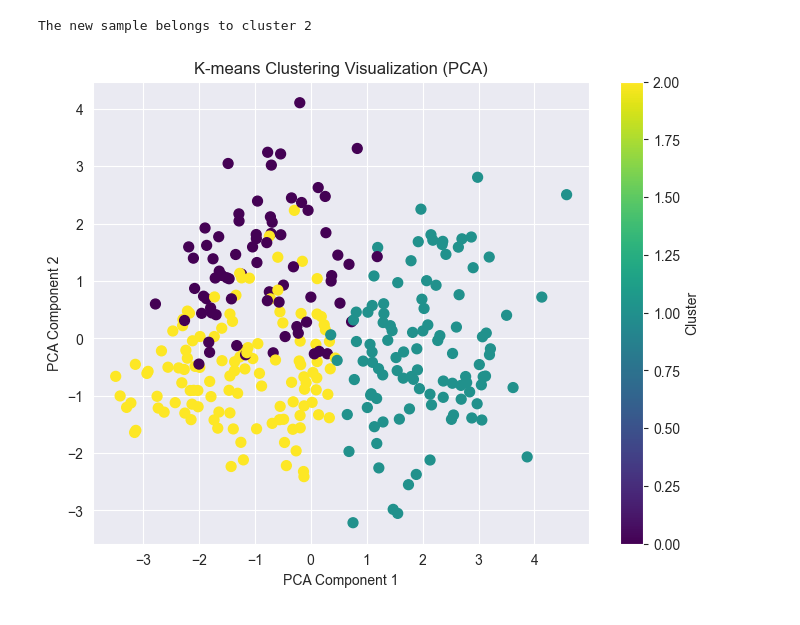
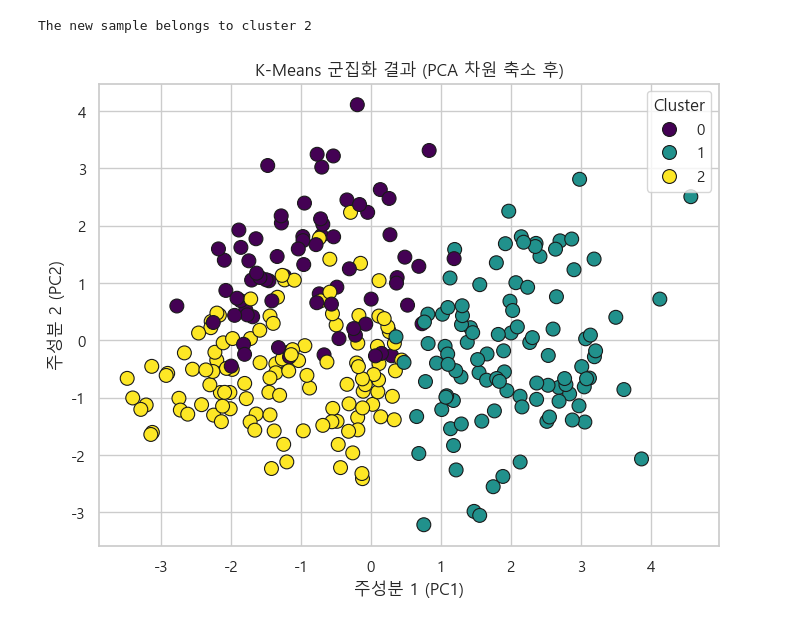
Before and after one commit to swdean07/BigData_Visualiza_Practice, a Jupyter notebook: ch6-군집분석/practice2.ipynb, the cells around one changed output. Saved outputs shown, nothing was run; the diff lists cells and outputs as text; code cells hidden in the pictures.

```diff
--- a/ch6-군집분석/practice2.ipynb
+++ b/ch6-군집분석/practice2.ipynb
@@ -126,20 +126,43 @@ predicted_cluster = kmeans.predict(new_sample_scaled)
 print(f"The new sample belongs to cluster {predicted_cluster[0]}")
 # %% [output]
 The new sample belongs to cluster 2
-# %%
-from sklearn.decomposition import PCA
-
-# 7. K-means 군집 시각화 (PCA를 사용하여 2D로 축소)
-pca = PCA(n_components=2)
-df_pca = pca.fit_transform(df_scaled)
-
-# 군집 시각화
-plt.figure(figsize=(8, 6))
-plt.scatter(df_pca[:, 0], df_pca[:, 1], c=labels, cmap='viridis', s=50)
-plt.title('K-means Clustering Visualization (PCA)')
-plt.xlabel('PCA Component 1')
-plt.ylabel('PCA Component 2')
-plt.colorbar(label='Cluster')
-plt.show()
-# %% [output]
-[figure, removed]
+# %%
+from sklearn.decomposition import PCA
+import matplotlib.font_manager as fm
+# 특성 스케일링
+scaler = StandardScaler()
+df_scaled = scaler.fit_transform(df_features)
+
+# KMeans 군집화 수행 (최적 k = 3으로 설정)
+optimal_k = 3
+kmeans = KMeans(n_clusters=optimal_k, random_state=42, n_init=10)
+labels = kmeans.fit_predict(df_scaled)
+
+# PCA(주성분 분석) 적용 후 시각화
+pca = PCA(n_components=2)
+df_pca = pca.fit_transform(df_scaled)
+
+# PCA 결과를 데이터프레임으로 변환
+df_pca = pd.DataFrame(df_pca, columns=["PC1", "PC2"])
+df_pca["Cluster"] = labels
+
+# 폰트 경로 설정
+font_path = "C:/Windows/Fonts/malgun.ttf"  # '맑은 고딕' 폰트 경로
+font_prop = fm.FontProperties(fname=font_path)
+
+# Matplotlib 기본 폰트 설정
+plt.rc('font', family=font_prop.get_name())
+
+# 음수 기호 깨짐 방지
+plt.rcParams['axes.unicode_minus'] = False
+
+# 군집 시각화
+plt.figure(figsize=(8, 6))
+sns.scatterplot(data=df_pca, x="PC1", y="PC2", hue="Cluster", palette="viridis", s=100, edgecolor='k', marker='o')
+plt.title("K-Means 군집화 결과 (PCA 차원 축소 후)")
+plt.xlabel("주성분 1 (PC1)")
+plt.ylabel("주성분 2 (PC2)")
+plt.legend(title="Cluster")
+plt.show()
+# %% [output]
+[figure, added]
```
